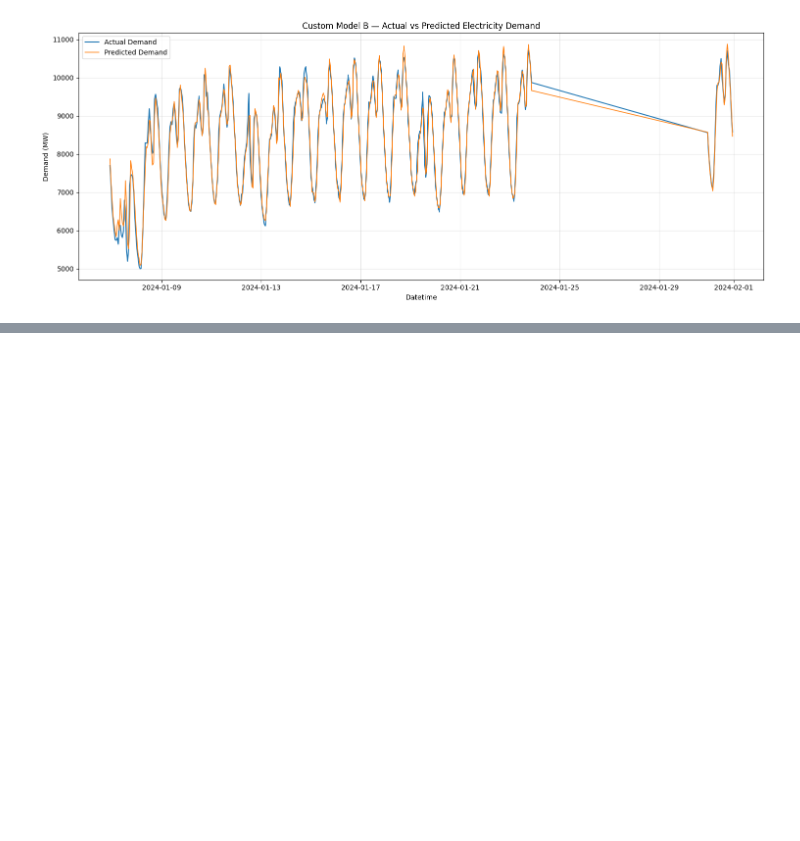
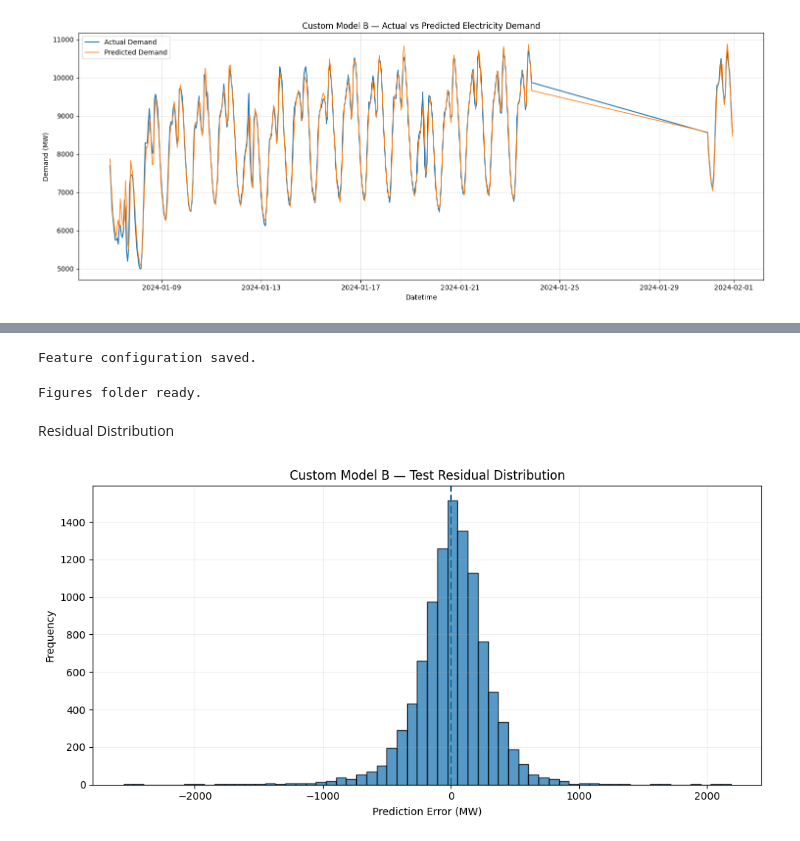
Before and after one commit to Tanvir-Azad-Mahir/BD-Powercast, a Jupyter notebook: models/final_evaluation.ipynb, the cells around one changed output, grey strips where cells are left out. Drawn from its saved outputs; the diff is of its cells as text; code cells hidden in the pictures; blank space fills up the shorter version.

```diff
--- a/models/final_evaluation.ipynb
+++ b/models/final_evaluation.ipynb
@@ -883,0 +923,69 @@ plt.show()
+# %%
+import json
+
+feature_config = {
+    "recent_features": recent_features,
+    "daily_features": daily_features,
+    "weekly_features": weekly_features,
+    "calendar_features": calendar_features,
+    "ramp_features": ramp_features,
+    "target": target
+}
+
+with open(
+    "../models/model_b_feature_config.json",
+    "w"
+) as f:
+    json.dump(
+        feature_config,
+        f,
+        indent=4
+    )
+
+print("Feature configuration saved.")
+# %% [output]
+Feature configuration saved.
+# %%
+import os
+
+os.makedirs("../figures", exist_ok=True)
+
+print("Figures folder ready.")
+# %% [output]
+Figures folder ready.
+# %% [markdown]
+Residual Distribution
+# %%
+plt.figure(figsize=(10, 5))
+
+plt.hist(
+    prediction_df["error_mw"],
+    bins=60,
+    edgecolor="black",
+    alpha=0.75
+)
+
+plt.axvline(
+    0,
+    linestyle="--",
+    linewidth=2
+)
+
+plt.xlabel("Prediction Error (MW)")
+plt.ylabel("Frequency")
+plt.title(
+    "Custom Model B — Test Residual Distribution"
+)
+
+plt.grid(alpha=0.2)
+plt.tight_layout()
+
+plt.savefig(
+    "../figures/model_b_residual_distribution.png",
+    dpi=300,
+    bbox_inches="tight"
+)
+
+plt.show()
+# %% [output]
+[figure, added]
```
Also changed, not shown: parts of 10 cells of this notebook, 52 other files.
